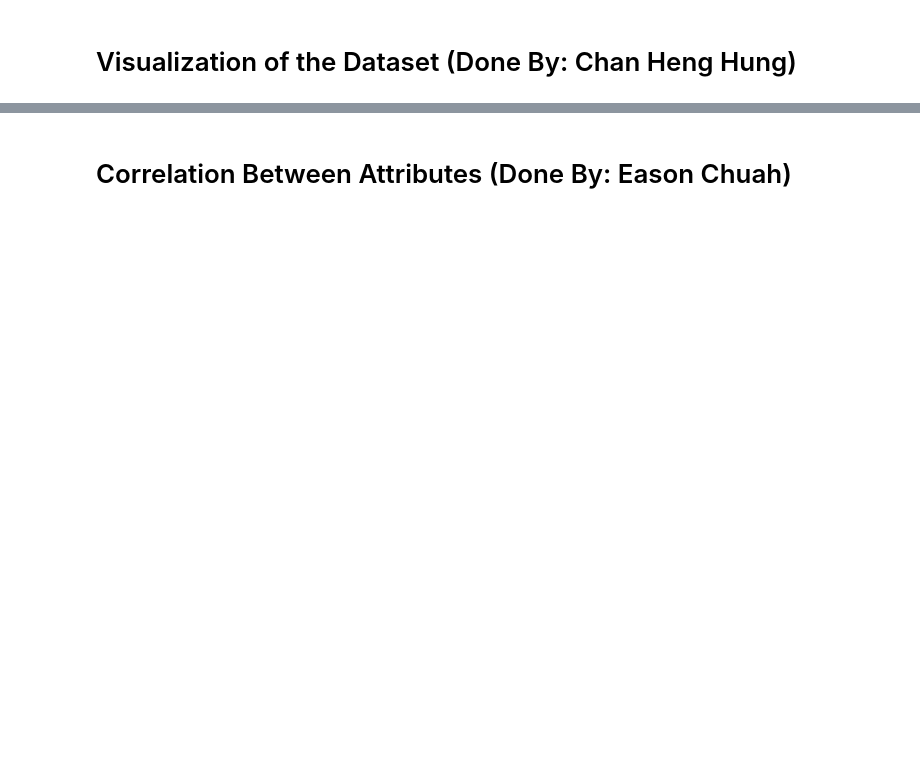
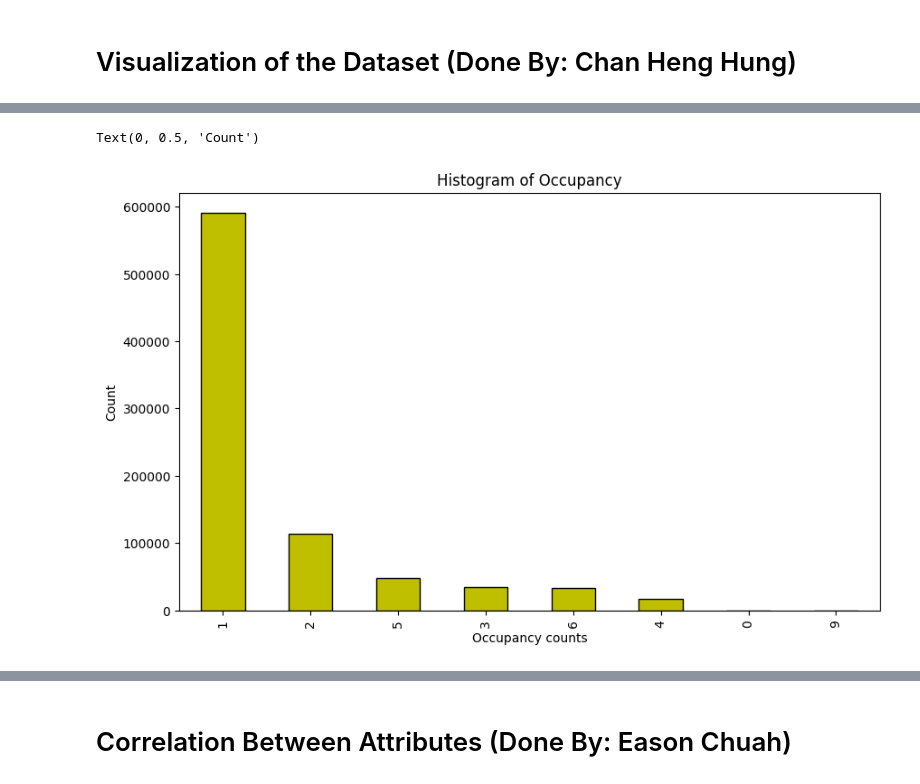
Before and after one commit to EricChan12311/DMA, a Jupyter notebook: DataMining.ipynb, the cells around one changed output, grey strips where cells are left out. Cells and saved outputs as stored; diff of their text form; code cells hidden in the pictures; blank space fills up the shorter version.

```diff
--- a/DataMining.ipynb
+++ b/DataMining.ipynb
@@ -48,3 +45,13 @@ plt.show()
+# %%
+import seaborn as sns
+plt.figure(figsize=(10,6))
+train_set['occupancy'].value_counts().plot.bar(color = 'y', edgecolor = 'k');
+plt.title('Histogram of Occupancy')
+plt.xlabel('Occupancy counts')
+plt.ylabel('Count')
+# %% [output]
+Text(0, 0.5, 'Count')
+[figure, added]
 # %%
 train_set['departure_time'] = pd.to_datetime(train_set['departure_time'])
 train_set['departure_hour'] = train_set['departure_time'].dt.hour
```
Also changed, not shown: parts of 25 cells of this notebook.
